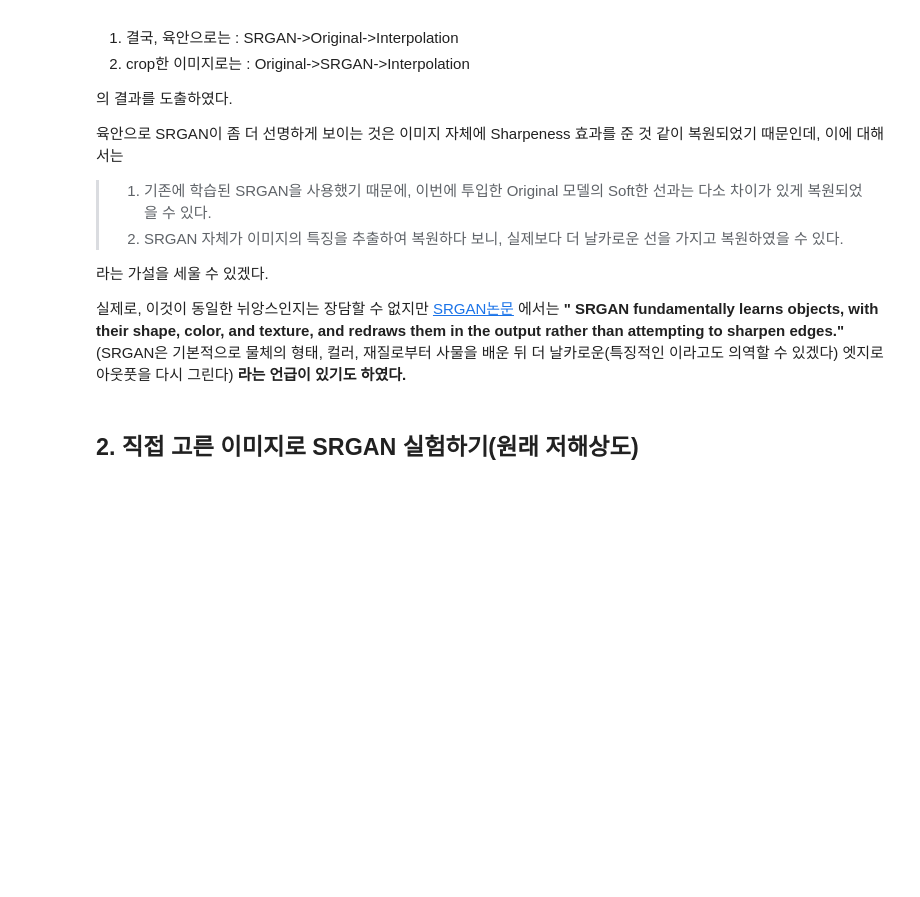
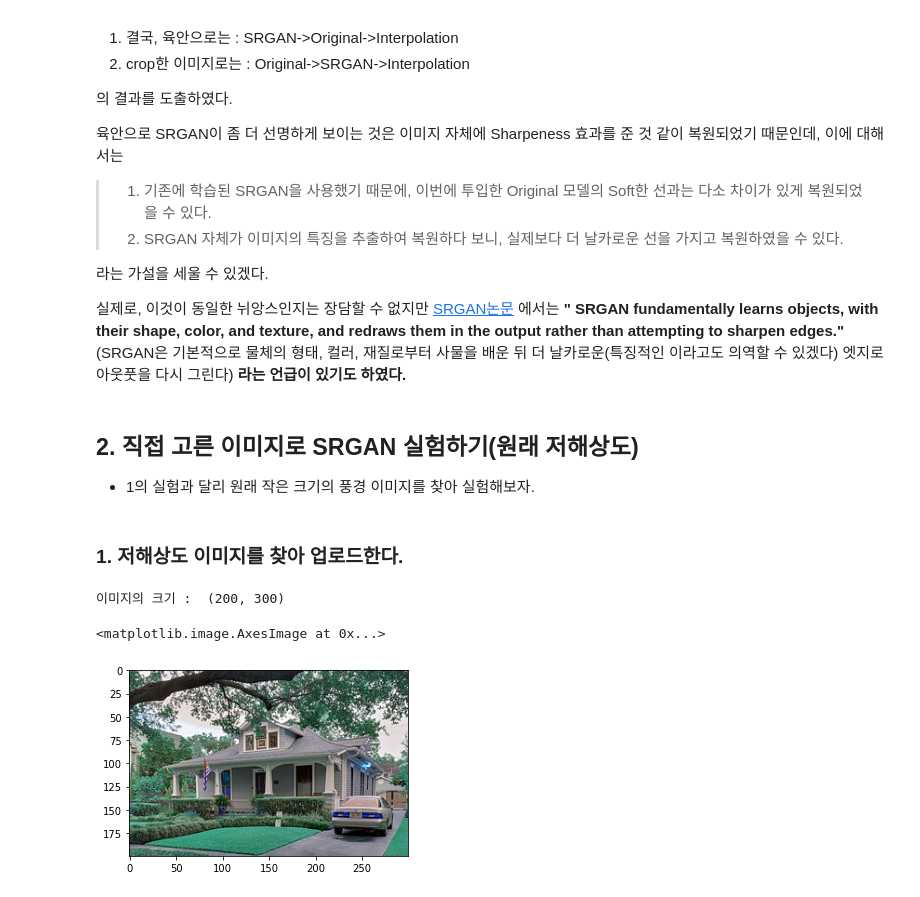
Before and after one commit to JeongeunJPark/AIFFEL_EX16_SRCNN, a Jupyter notebook: Exploration 16_흐린 사진을 선명하게.ipynb, the cells around one changed output. Saved outputs shown, nothing was run; the diff lists cells and outputs as text; code cells hidden in the pictures; blank space fills up the shorter version.

Commit message:
+210312, complete mission2

```diff
--- a/Exploration 16_흐린 사진을 선명하게.ipynb
+++ b/Exploration 16_흐린 사진을 선명하게.ipynb
@@ -203,3 +203,21 @@ __" SRGAN fundamentally learns objects, with their shape, color, and texture, an
 them in the output rather than attempting to sharpen edges."__  (SRGAN은 기본적으로 물체의 형태, 컬러, 재질로부터 사물을 배운 뒤 더 날카로운(특징적인 이라고도 의역할 수 있겠다) 엣지로 아웃풋을 다시 그린다) __라는 언급이 있기도 하였다.__
 # %% [markdown]
 ## 2. 직접 고른 이미지로 SRGAN 실험하기(원래 저해상도)
+
+- 1의 실험과 달리 원래 작은 크기의 풍경 이미지를 찾아 실험해보자.
+# %% [markdown]
+### 1. 저해상도 이미지를 찾아 업로드한다.
+# %%
+image_file = os.getenv('HOME')+'/SUBMIT_MISSION_GIT/ex16_SRCNN/Image/house.jpg'
+
+low_origin = cv2.imread(image_file)
+low_origin_shape = low_origin.shape[:2]
+
+print('이미지의 크기 : ', low_origin_shape)
+
+plt.figure(figsize=(5,8))
+plt.imshow(low_origin)
+# %% [output]
+이미지의 크기 :  (200, 300)
+<matplotlib.image.AxesImage at 0x...>
+[figure, added]
```
Also changed, not shown: parts of 14 cells of this notebook, 2 other files.
